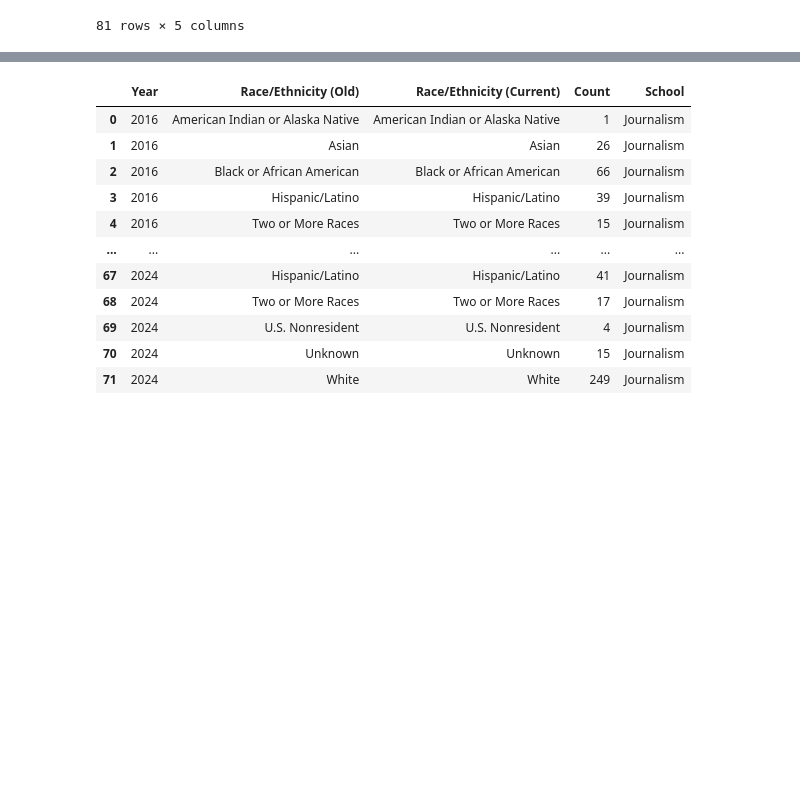
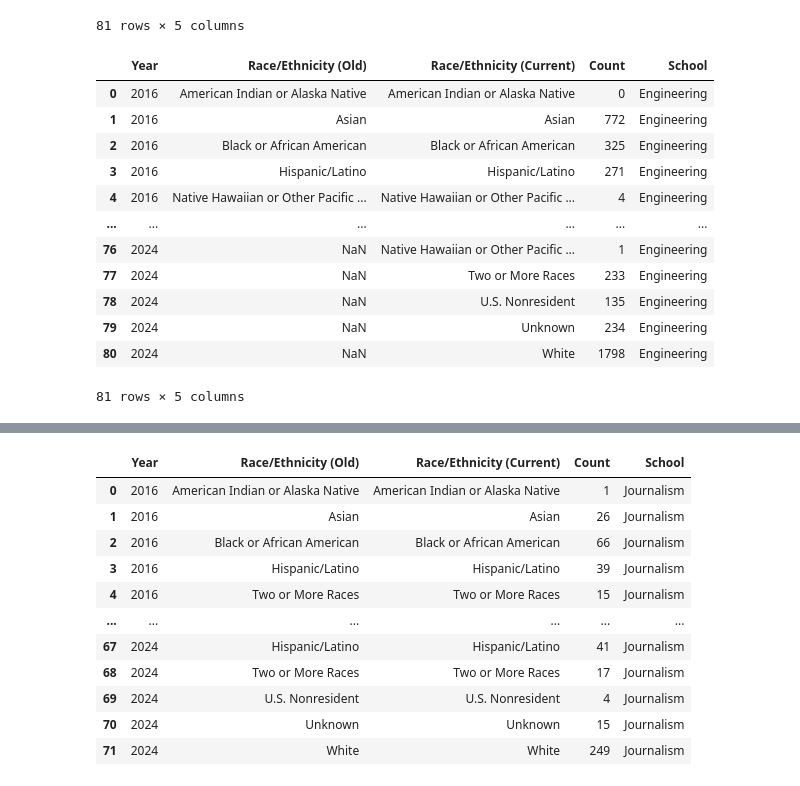
Before and after one commit to mariocancode/DiversityInComputing_UMD, a Jupyter notebook: racial_demographic_analysis.ipynb, the cells around one changed output, grey strips where cells are left out. Saved outputs shown, nothing was run; the diff lists cells and outputs as text; code cells hidden in the pictures; blank space fills up the shorter version.

```diff
--- a/racial_demographic_analysis.ipynb
+++ b/racial_demographic_analysis.ipynb
@@ -44,3 +44,21 @@ bmgt_race
 | 79 | 2024 | Unknown | Unknown | 150 | Business |
 | 80 | 2024 | White | White | 1420 | Business |
 81 rows × 5 columns
+# %%
+engr_race = pd.read_csv("data/engr_race.csv")
+engr_race["School"] = "Engineering"
+engr_race
+# %% [output]
+|  | Year | Race/Ethnicity (Old) | Race/Ethnicity (Current) | Count | School |
+| 0 | 2016 | American Indian or Alaska Native | American Indian or Alaska Native | 0 | Engineering |
+| 1 | 2016 | Asian | Asian | 772 | Engineering |
+| 2 | 2016 | Black or African American | Black or African American | 325 | Engineering |
+| 3 | 2016 | Hispanic/Latino | Hispanic/Latino | 271 | Engineering |
+| 4 | 2016 | Native Hawaiian or Other Pacific ... | Native Hawaiian or Other Pacific ... | 4 | Engineering |
+| ... | ... | ... | ... | ... | ... |
+| 76 | 2024 | NaN | Native Hawaiian or Other Pacific ... | 1 | Engineering |
+| 77 | 2024 | NaN | Two or More Races | 233 | Engineering |
+| 78 | 2024 | NaN | U.S. Nonresident | 135 | Engineering |
+| 79 | 2024 | NaN | Unknown | 234 | Engineering |
+| 80 | 2024 | NaN | White | 1798 | Engineering |
+81 rows × 5 columns
```
Also changed, not shown: parts of 15 cells of this notebook, 16 other files.
